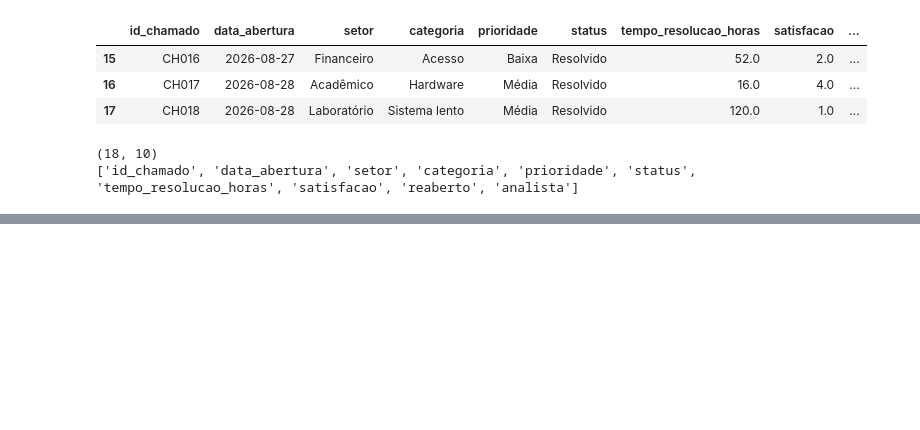
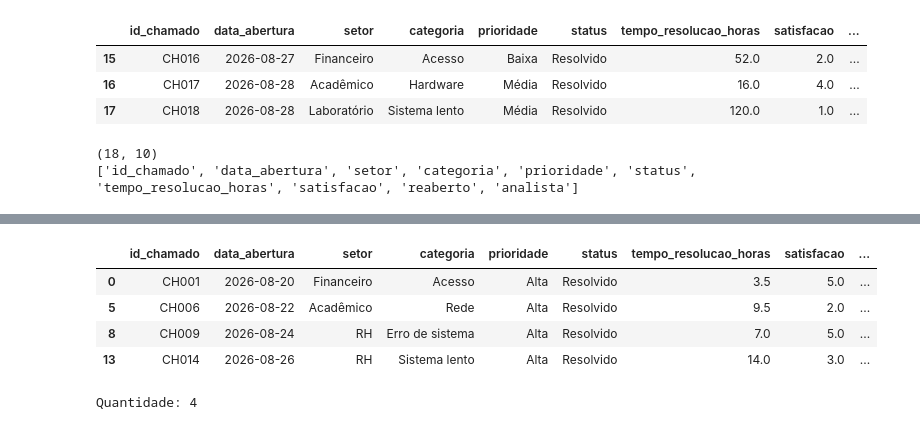
Before and after one commit to alvarengagraziela3-oss/Ciencia_Dados_Aprendizagem_Maquina, a Jupyter notebook: ciencia_dados.ipynb, the cells around one changed output, grey strips where cells are left out. Drawn from its saved outputs; the diff is of its cells as text; code cells hidden in the pictures; blank space fills up the shorter version.

```diff
--- a/ciencia_dados.ipynb
+++ b/ciencia_dados.ipynb
@@ -190,0 +269,13 @@ print(df.columns.tolist())
+# %%
+altos = df[df["prioridade"] == "Alta"]
+
+display(altos)
+
+print("Quantidade:", altos.shape[0])
+# %% [output]
+|  | id_chamado | data_abertura | setor | categoria | prioridade | status | tempo_resolucao_horas | satisfacao | ... |
+| 0 | CH001 | 2026-08-20 | Financeiro | Acesso | Alta | Resolvido | 3.5 | 5.0 | ... |
+| 5 | CH006 | 2026-08-22 | Acadêmico | Rede | Alta | Resolvido | 9.5 | 2.0 | ... |
+| 8 | CH009 | 2026-08-24 | RH | Erro de sistema | Alta | Resolvido | 7.0 | 5.0 | ... |
+| 13 | CH014 | 2026-08-26 | RH | Sistema lento | Alta | Resolvido | 14.0 | 3.0 | ... |
+Quantidade: 4
```
Also changed, not shown: parts of 11 cells of this notebook.
